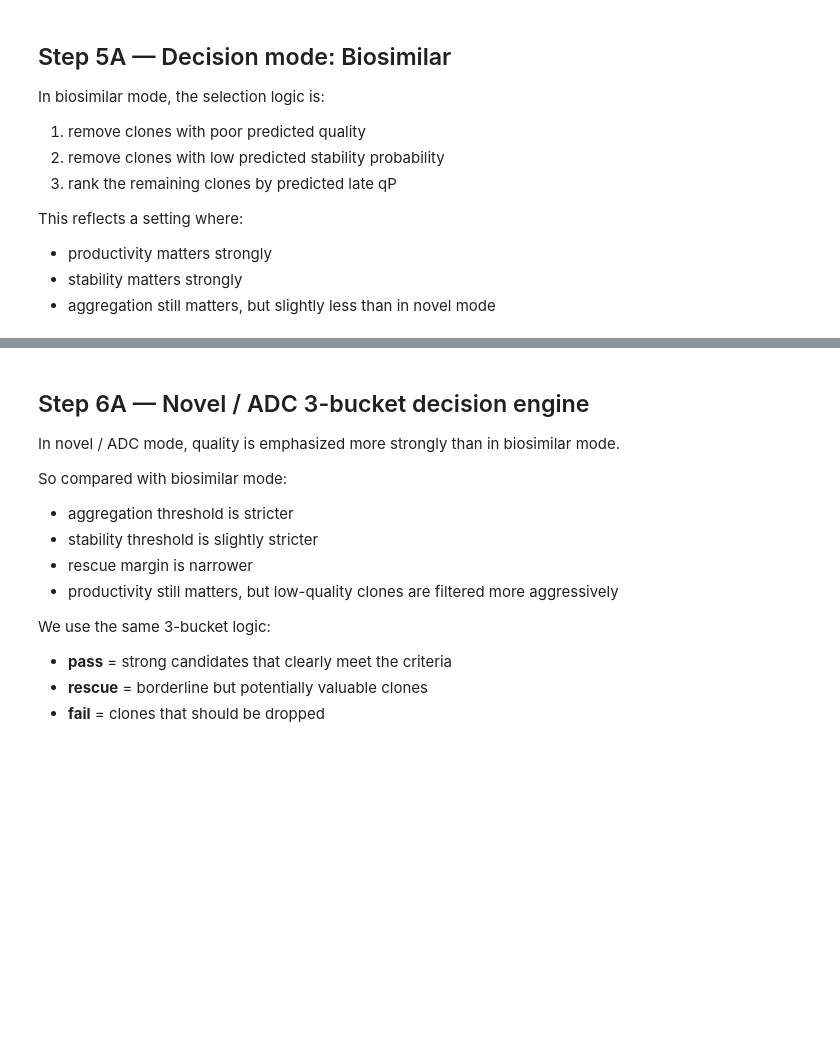
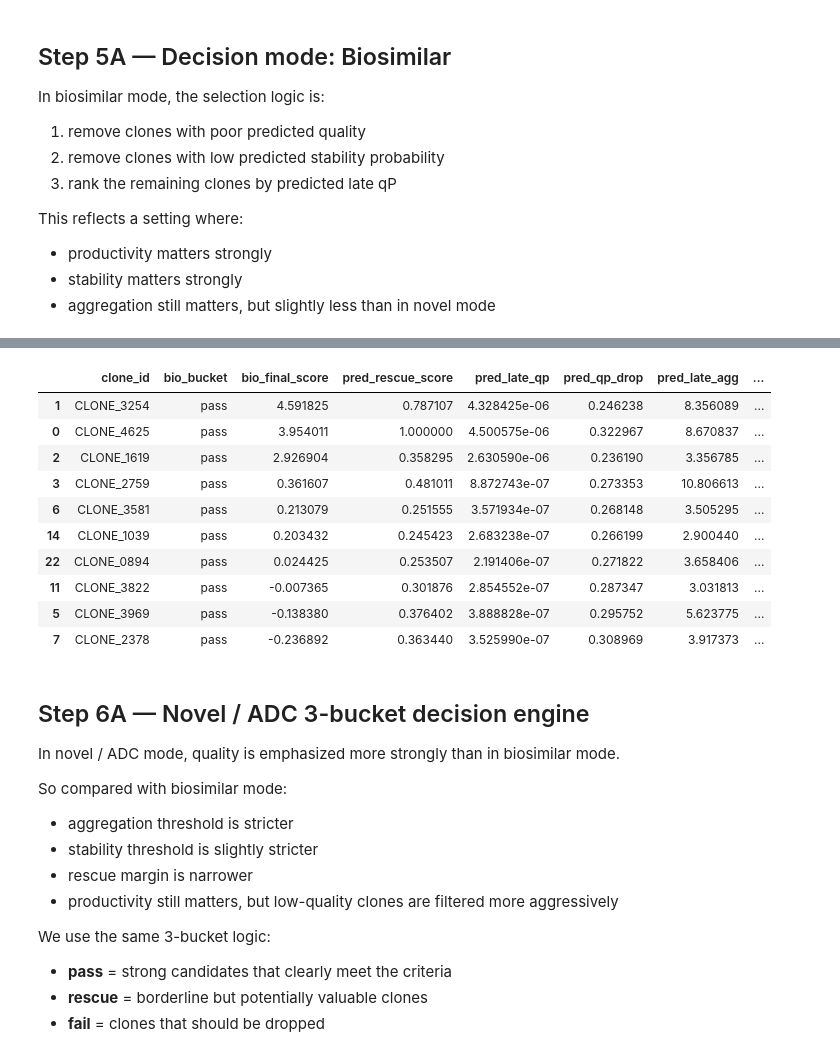
Before and after one commit to Sanghee-L/CLD_ML_PIPELINE, a Jupyter notebook: notebooks/04_Decision_Engine_and_Validation_for_Predicted_Late-stage.ipynb, the cells around one changed output, grey strips where cells are left out. Cells and saved outputs as stored; diff of their text form; code cells hidden in the pictures; blank space fills up the shorter version.

```diff
--- a/notebooks/04_Decision_Engine_and_Validation_for_Predicted_Late-stage.ipynb
+++ b/notebooks/04_Decision_Engine_and_Validation_for_Predicted_Late-stage.ipynb
@@ -469,0 +235,86 @@ pd.DataFrame([bio_eval])
+# %%
+# ==================================================
+# Biosimilar mode — rescue-aware 3-bucket engine
+# ==================================================
+
+BIO_AGG_PASS_MAX = 15.0
+BIO_STABLE_PASS_MIN = 0.50
+
+BIO_AGG_RESCUE_MAX = 18.0
+BIO_STABLE_RESCUE_MIN = 0.25
+BIO_RESCUE_SCORE_MIN = df["pred_rescue_score"].quantile(0.70)
+
+BIO_STAGE2_PASS_N = 25
+BIO_STAGE2_RESCUE_N = 5
+
+bio = df.copy()
+
+bio["bio_pass"] = (
+    (bio["pred_late_agg"] <= BIO_AGG_PASS_MAX) &
+    (bio["pred_stable_prob"] >= BIO_STABLE_PASS_MIN)
+)
+
+bio["bio_rescue"] = (
+    (~bio["bio_pass"]) &
+    (bio["pred_rescue_score"] >= BIO_RESCUE_SCORE_MIN) &
+    (bio["pred_late_agg"] <= BIO_AGG_RESCUE_MAX) &
+    (bio["pred_stable_prob"] >= BIO_STABLE_RESCUE_MIN)
+)
+
+bio["bio_bucket"] = "fail"
+bio.loc[bio["bio_rescue"], "bio_bucket"] = "rescue"
+bio.loc[bio["bio_pass"], "bio_bucket"] = "pass"
+
+bio_stage1_pass = bio[bio["bio_bucket"] == "pass"].copy()
+bio_stage1_rescue = bio[bio["bio_bucket"] == "rescue"].copy()
+bio_stage1_fail = bio[bio["bio_bucket"] == "fail"].copy()
+
+print("=== Biosimilar Stage 1 ===")
+print(bio["bio_bucket"].value_counts())
+
+print("\n=== Biosimilar bucket diagnostics ===")
+display(summarize_bucket(bio, "bio_bucket"))
+
+bio_stage2_pass = bio_stage1_pass.sort_values(
+    ["pred_late_qp", "pred_stable_prob"],
+    ascending=[False, False]
+).head(BIO_STAGE2_PASS_N).copy()
+
+bio_stage2_rescue = bio_stage1_rescue.sort_values(
+    ["pred_rescue_score", "pred_late_qp"],
+    ascending=[False, False]
+).head(BIO_STAGE2_RESCUE_N).copy()
+
+bio_stage2 = pd.concat([bio_stage2_pass, bio_stage2_rescue], ignore_index=True)
+
+bio_stage2["bio_final_score"] = (
+    z(bio_stage2["pred_late_qp"])
+    - 0.5 * z(bio_stage2["pred_qp_drop"])
+    - 0.2 * z(bio_stage2["pred_late_agg"])
+    + 0.3 * z(bio_stage2["pred_rescue_score"])
+)
+
+bio_top10 = bio_stage2.sort_values("bio_final_score", ascending=False).head(TOP_N).copy()
+bio_top3 = bio_top10.head(TOP_STAGE2).copy()
+
+print("\n=== Biosimilar Stage 2 / Final ===")
+print("Stage2 pass:", len(bio_stage2_pass))
+print("Stage2 rescue:", len(bio_stage2_rescue))
+print("Final top10:", len(bio_top10))
+print("Final top3:", len(bio_top3))
+
+display(bio_top10[[
+    "clone_id",
+    "bio_bucket",
+    "bio_final_score",
+    "pred_rescue_score",
+    "pred_late_qp",
+    "pred_qp_drop",
+    "pred_late_agg",
+    "pred_stable_prob",
+    "true_late_qp",
+    "true_qp_drop",
+    "true_late_agg",
+    "true_stable_label",
+] + [c for c in ["pred_super_prob", "pred_aggr_prob"] if c in bio_top10.columns]])
+# %% [output]
@@ -470,3 +339,14 @@ pd.DataFrame([bio_eval])
+|  | clone_id | bio_bucket | bio_final_score | pred_rescue_score | pred_late_qp | pred_qp_drop | pred_late_agg | ... |
+| 1 | CLONE_3254 | pass | 4.591825 | 0.787107 | 4.328425e-06 | 0.246238 | 8.356089 | ... |
+| 0 | CLONE_4625 | pass | 3.954011 | 1.000000 | 4.500575e-06 | 0.322967 | 8.670837 | ... |
+| 2 | CLONE_1619 | pass | 2.926904 | 0.358295 | 2.630590e-06 | 0.236190 | 3.356785 | ... |
+| 3 | CLONE_2759 | pass | 0.361607 | 0.481011 | 8.872743e-07 | 0.273353 | 10.806613 | ... |
+| 6 | CLONE_3581 | pass | 0.213079 | 0.251555 | 3.571934e-07 | 0.268148 | 3.505295 | ... |
+| 14 | CLONE_1039 | pass | 0.203432 | 0.245423 | 2.683238e-07 | 0.266199 | 2.900440 | ... |
+| 22 | CLONE_0894 | pass | 0.024425 | 0.253507 | 2.191406e-07 | 0.271822 | 3.658406 | ... |
+| 11 | CLONE_3822 | pass | -0.007365 | 0.301876 | 2.854552e-07 | 0.287347 | 3.031813 | ... |
+| 5 | CLONE_3969 | pass | -0.138380 | 0.376402 | 3.888828e-07 | 0.295752 | 5.623775 | ... |
+| 7 | CLONE_2378 | pass | -0.236892 | 0.363440 | 3.525990e-07 | 0.308969 | 3.917373 | ... |
 # %% [markdown]
 ## Step 6A — Novel / ADC 3-bucket decision engine
 
```
Also changed, not shown: parts of 23 cells of this notebook, 1 other file.
